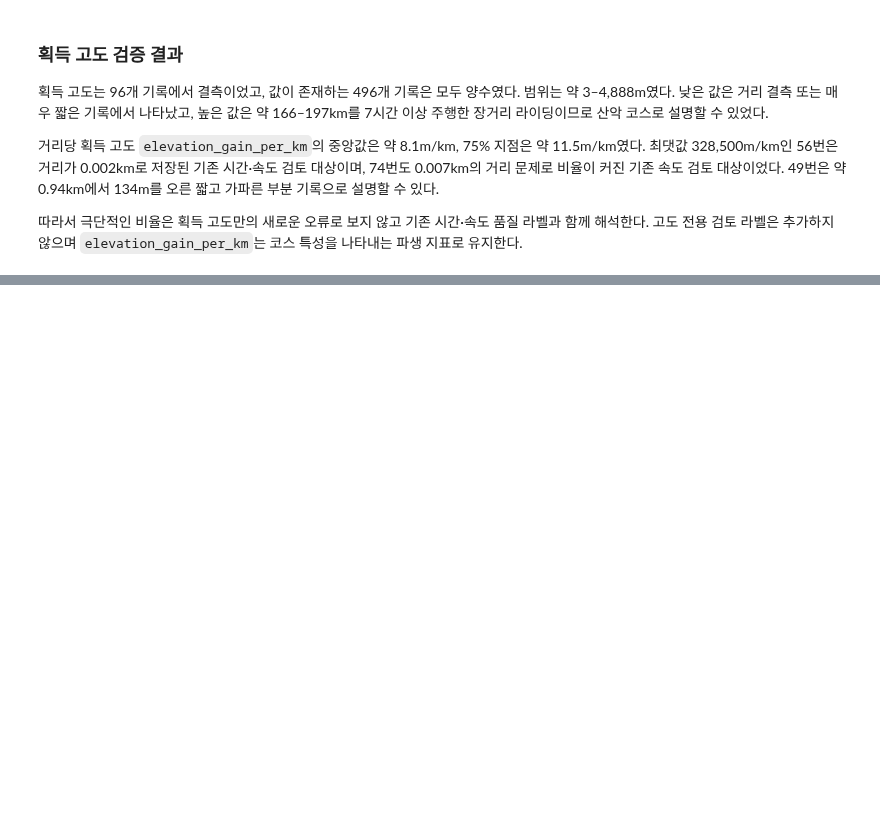
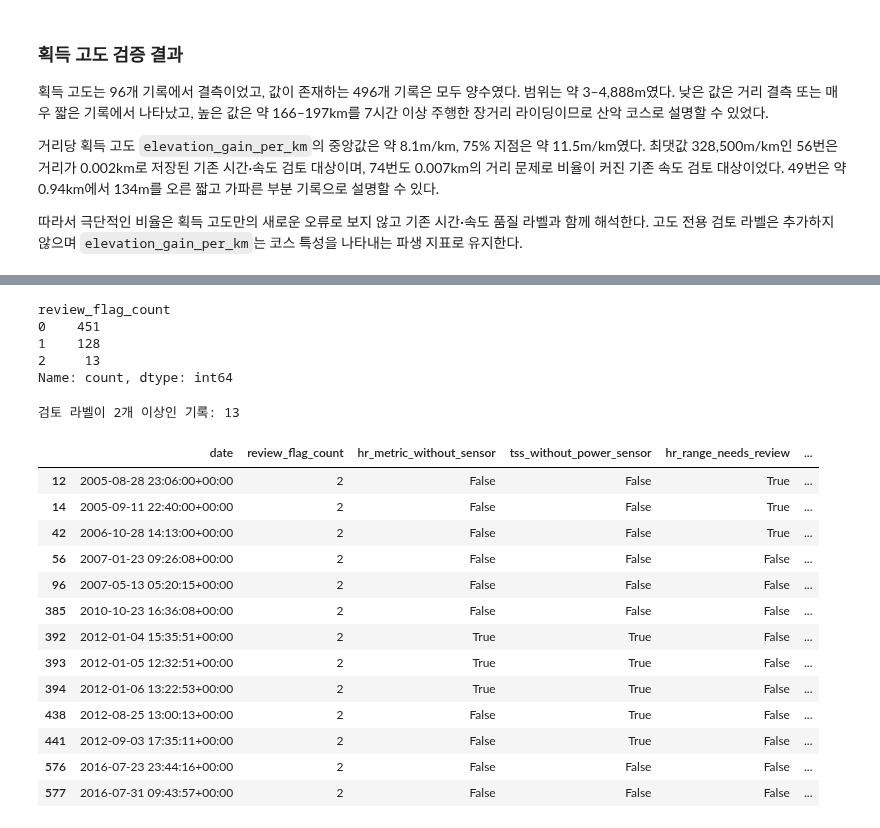
Before and after one commit to jhh0107gsc-hub/cycling, a Jupyter notebook: notebooks/01_goldencheetah_exploration.ipynb, the cells around one changed output, grey strips where cells are left out. Drawn from its saved outputs; the diff is of its cells as text; code cells hidden in the pictures; blank space fills up the shorter version.

Commit message:
Summarize overlapping quality review flags

```diff
--- a/notebooks/01_goldencheetah_exploration.ipynb
+++ b/notebooks/01_goldencheetah_exploration.ipynb
@@ -2627,0 +2635,17 @@ cleaned_df.nlargest(
+# %%
+review_flag_columns = [
+    "hr_metric_without_sensor",
+    "tss_without_power_sensor",
+    "hr_range_needs_review",
+    "reference_power_differs_from_cp",
+    "time_relationship_needs_review",
+    "speed_relationship_needs_review",
+    "cadence_weight_ratio_needs_review",
+    "hr_weight_needs_review",
+]
+
+cleaned_df[
+    review_flag_columns
+].sum().sort_values(
+    ascending=False
+)
@@ -2627,0 +2674,49 @@ cleaned_df.nlargest(
+# %%
+cleaned_df["review_flag_count"] = (
+    cleaned_df[review_flag_columns].sum(
+        axis="columns"
+    )
+)
+
+cleaned_df["review_flag_count"].value_counts().sort_index()
+# %% [output]
+review_flag_count
+0    451
+1    128
+2     13
+Name: count, dtype: int64
+# %%
+multiple_review_flags = (
+    cleaned_df["review_flag_count"] >= 2
+)
+
+print(
+    "검토 라벨이 2개 이상인 기록:",
+    multiple_review_flags.sum()
+)
+
+multiple_review_flag_columns = (
+    ["date", "review_flag_count"]
+    + review_flag_columns
+)
+
+cleaned_df.loc[
+    multiple_review_flags,
+    multiple_review_flag_columns,
+]
+# %% [output]
+검토 라벨이 2개 이상인 기록: 13
+|  | date | review_flag_count | hr_metric_without_sensor | tss_without_power_sensor | hr_range_needs_review | ... |
+| 12 | 2005-08-28 23:06:00+00:00 | 2 | False | False | True | ... |
+| 14 | 2005-09-11 22:40:00+00:00 | 2 | False | False | True | ... |
+| 42 | 2006-10-28 14:13:00+00:00 | 2 | False | False | True | ... |
+| 56 | 2007-01-23 09:26:08+00:00 | 2 | False | False | False | ... |
+| 96 | 2007-05-13 05:20:15+00:00 | 2 | False | False | False | ... |
+| 385 | 2010-10-23 16:36:08+00:00 | 2 | False | False | False | ... |
+| 392 | 2012-01-04 15:35:51+00:00 | 2 | True | True | False | ... |
+| 393 | 2012-01-05 12:32:51+00:00 | 2 | True | True | False | ... |
+| 394 | 2012-01-06 13:22:53+00:00 | 2 | True | True | False | ... |
+| 438 | 2012-08-25 13:00:13+00:00 | 2 | False | True | False | ... |
+| 441 | 2012-09-03 17:35:11+00:00 | 2 | False | True | False | ... |
+| 576 | 2016-07-23 23:44:16+00:00 | 2 | False | False | False | ... |
+| 577 | 2016-07-31 09:43:57+00:00 | 2 | False | False | False | ... |
```
Also changed, not shown: parts of 4 cells of this notebook.
